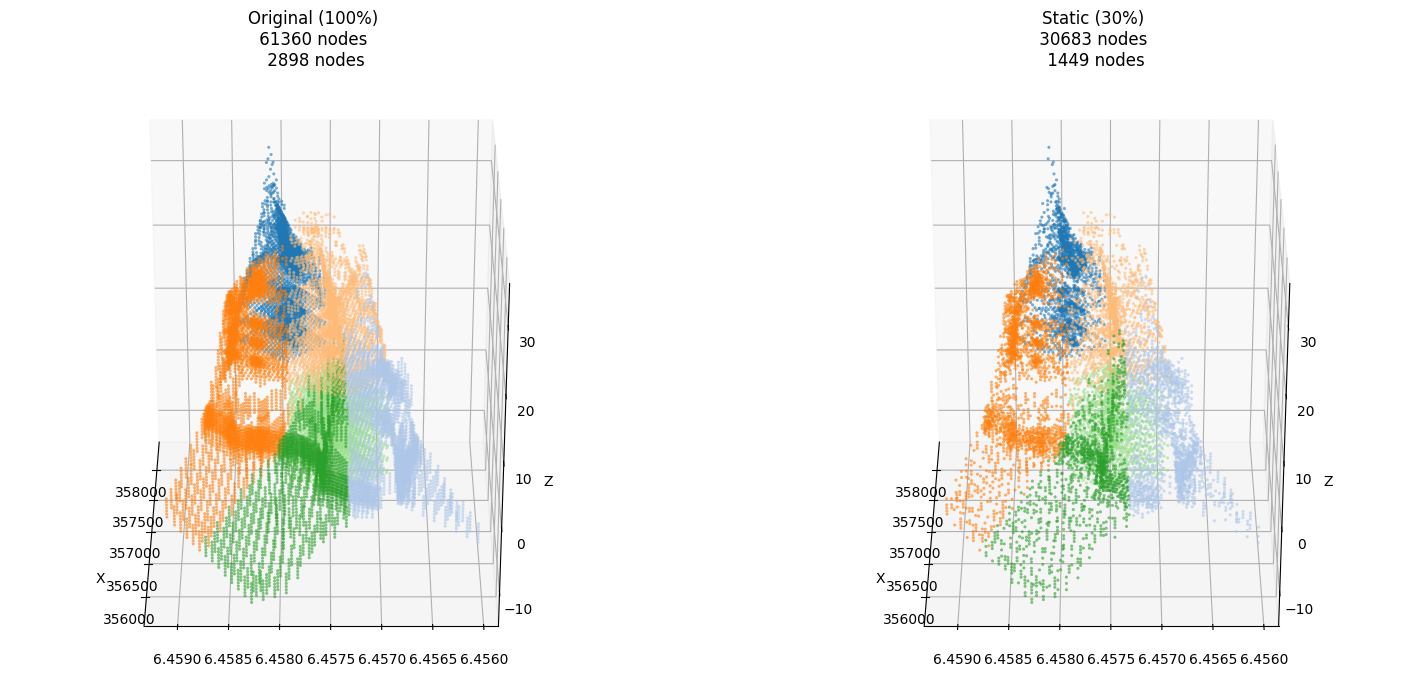
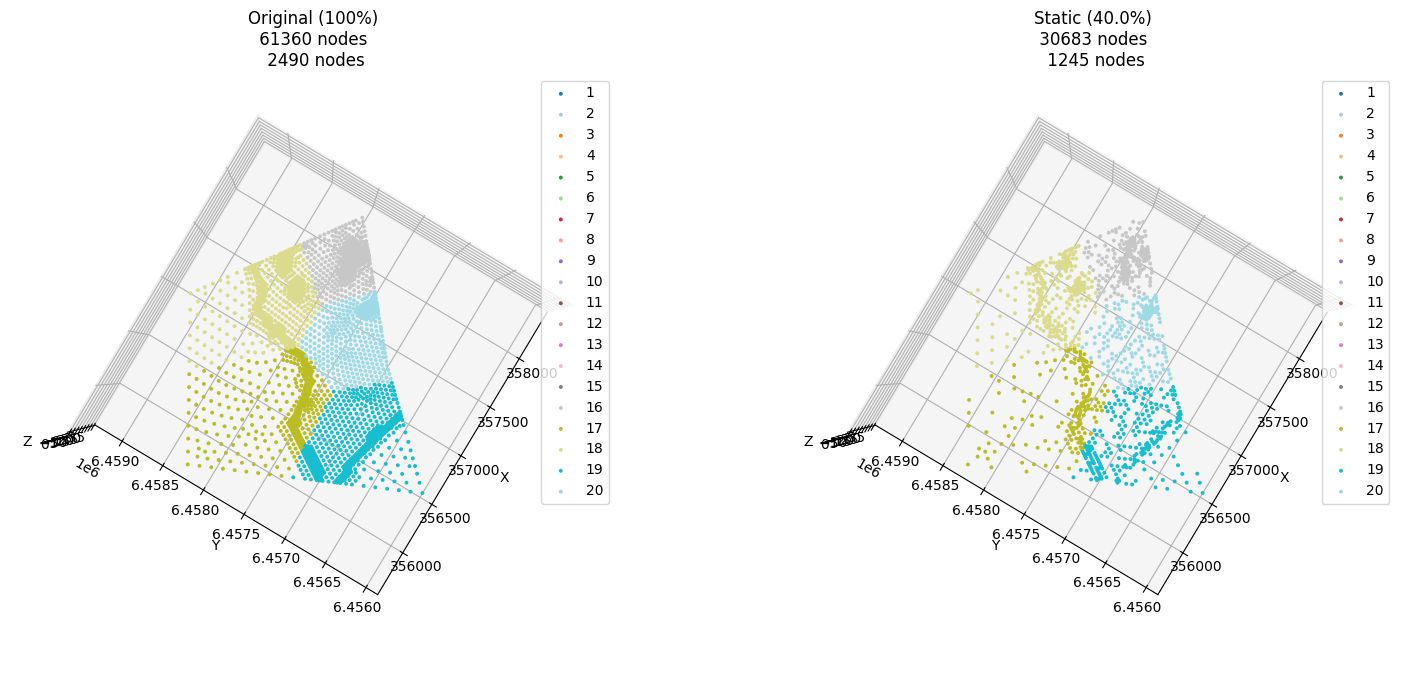
The notebook cell's code change between the first figure and the second:
--- before
+++ after
@@ -13,5 +13,5 @@
 # dyn_node_count = sum(coords.shape[0] for coords in coords_dyn_map.values())
 
-titles = [f'Original (100%)\n {orig_node_count} nodes', f'Static (30%)\n {stat_node_count} nodes']#, f'Dynamic (60%)\n {dyn_node_count} nodes']
+titles = [f'Original (100%)\n {orig_node_count} nodes', f'Static ({resolution_ratio*100:.1f}%)\n {stat_node_count} nodes']#, f'Dynamic (60%)\n {dyn_node_count} nodes']
 
 # Compute global weight range for a consistent colorbar across all subplots
@@ -26,5 +26,5 @@
 selected_patch_id = 1
 
-for patch_id in range(selected_patch_id, selected_patch_id+6):
+for patch_id in range(selected_patch_id, 21):
 
     coords_orig = coords_orig_map[patch_id]
@@ -58,16 +58,19 @@
         ax.set_xlim(*x_lim)
         ax.set_ylim(*y_lim)
-        ax.set_zlim(*z_lim)
+        # ax.set_zlim(*z_lim)
 
         # Changed `c` to `color` to assign the unique patch color. 
         # Note: vmin and vmax won't affect the plot here because we are forcing an explicit color.
-        scat = ax.scatter(coords[:, 0], coords[:, 1], coords[:, 2], 
-                          s=5, alpha=0.6, edgecolors='none', 
-                          color=colors[int(patch_id)]) #, vmin=vmin, vmax=vmax)
-        last_scat[i] = scat
-        ax.set_title(f"{title} \n {len(coords)} nodes")
-        ax.set_xlabel('X')
-        ax.set_ylabel('Y')
-        ax.set_zlabel('Z')
+        selected_nodes = (coords[:,-1]<-30) & (coords[:,-1]>-36)
+        if len(selected_nodes>=1):
+            scat = ax.scatter(coords[selected_nodes, 0], coords[selected_nodes, 1], coords[selected_nodes, 2], 
+                              s=8, alpha=1.0, edgecolors='none', 
+                              color=colors[int(patch_id)], label=f'{patch_id}') #, vmin=vmin, vmax=vmax)
+            last_scat[i] = scat
+            ax.set_title(f"{title} \n {len(coords)} nodes")
+            ax.set_xlabel('X')
+            ax.set_ylabel('Y')
+            ax.set_zlabel('Z')
+            ax.legend()
 
 # Add a colorbar to each subplot after the loop
@@ -82,5 +85,5 @@
 
     # View Angle
-    ax.view_init(elev=30, azim=180)
+    ax.view_init(elev=90, azim=215)
 
     # Padding

Commit: feat: update cross-section analysis data paths and refine mass concentration calculations